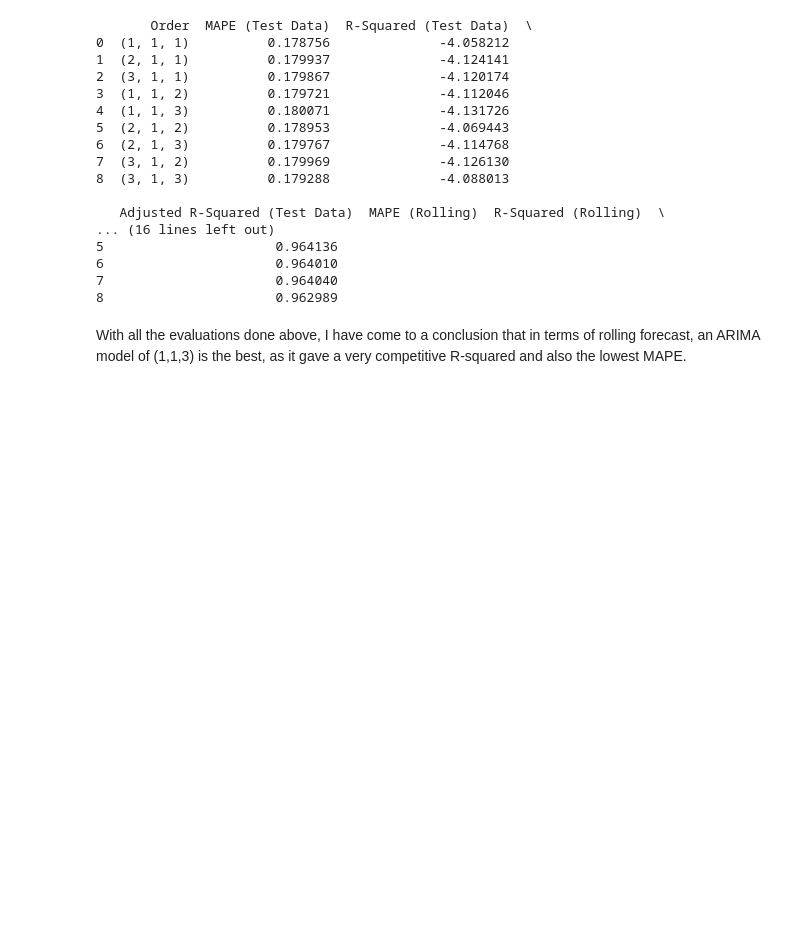
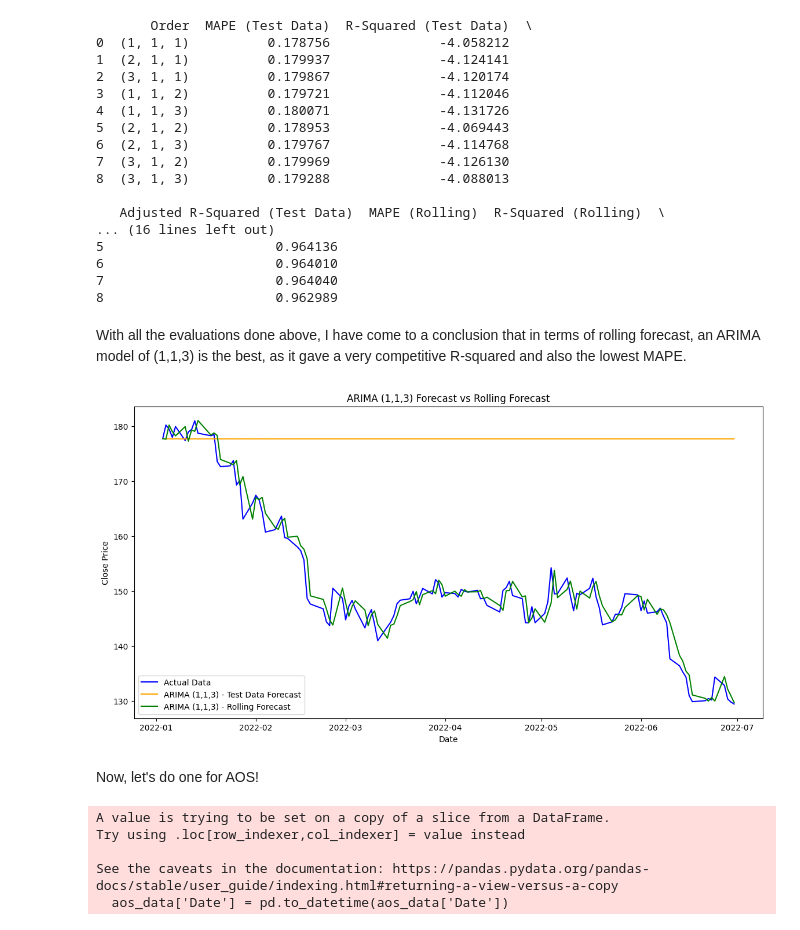
Before and after one commit to yothisisash/IT1244-Stock-Market, a Jupyter notebook: aswin.ipynb, the cells around one changed output. Cells and saved outputs as stored; diff of their text form; code cells hidden in the pictures; blank space fills up the shorter version.

```diff
--- a/aswin.ipynb
+++ b/aswin.ipynb
@@ -735,3 +721,76 @@ Evaluating ARIMA(3, 1, 3)...
 8                      0.962989
 # %% [markdown]
 With all the evaluations done above, I have come to a conclusion that in terms of rolling forecast, an ARIMA model of (1,1,3) is the best, as it gave a very competitive R-squared and also the lowest MAPE.
+# %%
+import matplotlib.pyplot as plt
+
+# Define the order for the model you want to plot
+selected_order = (1, 1, 3)
+
+# Run the evaluation to get the predictions for both test data and rolling forecast
+mape_test, r2_test, adj_r2_test = fit_arima_and_evaluate(selected_order, training_data, test_data)
+mape_rolling, r2_rolling, adj_r2_rolling = rolling_forecast_evaluation(selected_order, training_data, test_data)
+
+# Generate predictions for direct ARIMA forecast (test data)
+model = SARIMAX(training_data['Close'], order=selected_order, enforce_stationarity=False, enforce_invertibility=False)
+result = model.fit(disp=False)
+forecast = result.get_forecast(steps=len(test_data))
+predicted_mean_test = forecast.predicted_mean
+
+# Generate predictions for rolling forecast
+history = list(training_data['Close'])
+predictions_rolling = []
+
+for t in range(len(test_data)):
+    model = SARIMAX(history, order=selected_order, enforce_stationarity=False, enforce_invertibility=False)
+    result = model.fit(disp=False)
+    yhat = result.forecast(steps=1)[0]
+    predictions_rolling.append(yhat)
+    history.append(test_data['Close'].iloc[t])
+
+# Plot the results
+plt.figure(figsize=(14, 7))
+
+# Plot actual test data
+plt.plot(test_data.index, test_data['Close'], label='Actual Data', color='blue')
+
+# Plot direct ARIMA test data predictions
+plt.plot(test_data.index, predicted_mean_test, label='ARIMA (1,1,3) - Test Data Forecast', color='orange')
+
+# Plot rolling forecast predictions
+plt.plot(test_data.index, predictions_rolling, label='ARIMA (1,1,3) - Rolling Forecast', color='green')
+
+# Add titles and labels
+plt.title('ARIMA (1,1,3) Forecast vs Rolling Forecast')
+plt.xlabel('Date')
+plt.ylabel('Close Price')
+plt.legend()
+
+# Show the plot
+plt.show()
+# %% [output]
+[figure, added]
+# %% [markdown]
+Now, let's do one for AOS!
+# %%
+import pandas as pd
+
+# Assuming merged_data is your DataFrame
+# Filter for AOS data
+aos_data = merged_data[merged_data['Symbol'] == 'AOS']
+
+# Convert the Date column to datetime if it's not already
+aos_data['Date'] = pd.to_datetime(aos_data['Date'])
+
+# Set Date as the index
+aos_data.set_index('Date', inplace=True)
+
+# Split into training (before Jan 1, 2022) and test (after Jan 1, 2022)
+training_data = aos_data[aos_data.index < '2022-01-01']['Close']
+test_data = aos_data[aos_data.index >= '2022-01-01']['Close']
+# %% [output]
+A value is trying to be set on a copy of a slice from a DataFrame.
+Try using .loc[row_indexer,col_indexer] = value instead
+
+See the caveats in the documentation: https://pandas.pydata.org/pandas-docs/stable/user_guide/indexing.html#returning-a-view-versus-a-copy
+  aos_data['Date'] = pd.to_datetime(aos_data['Date'])
```
Also changed, not shown: parts of 6 cells of this notebook, 2 other files.
